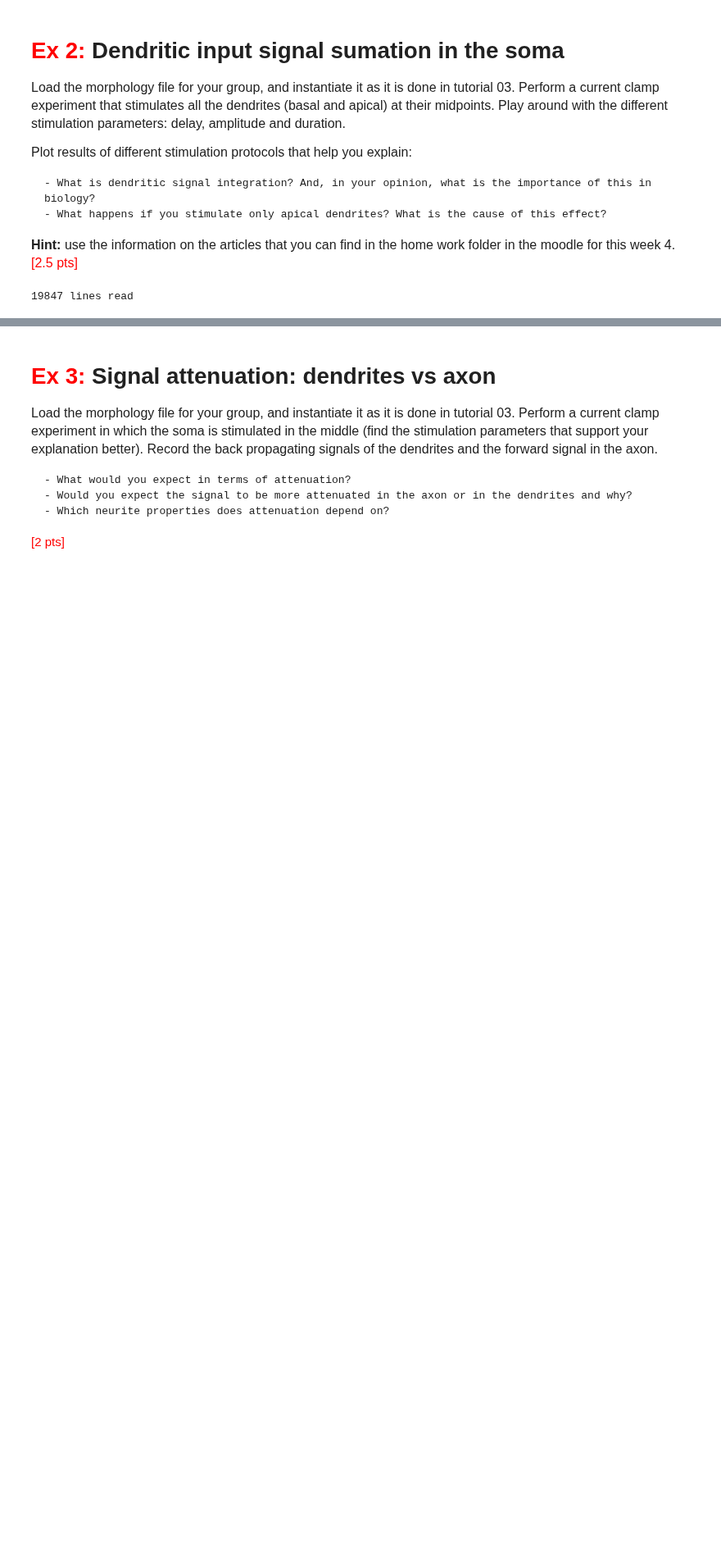
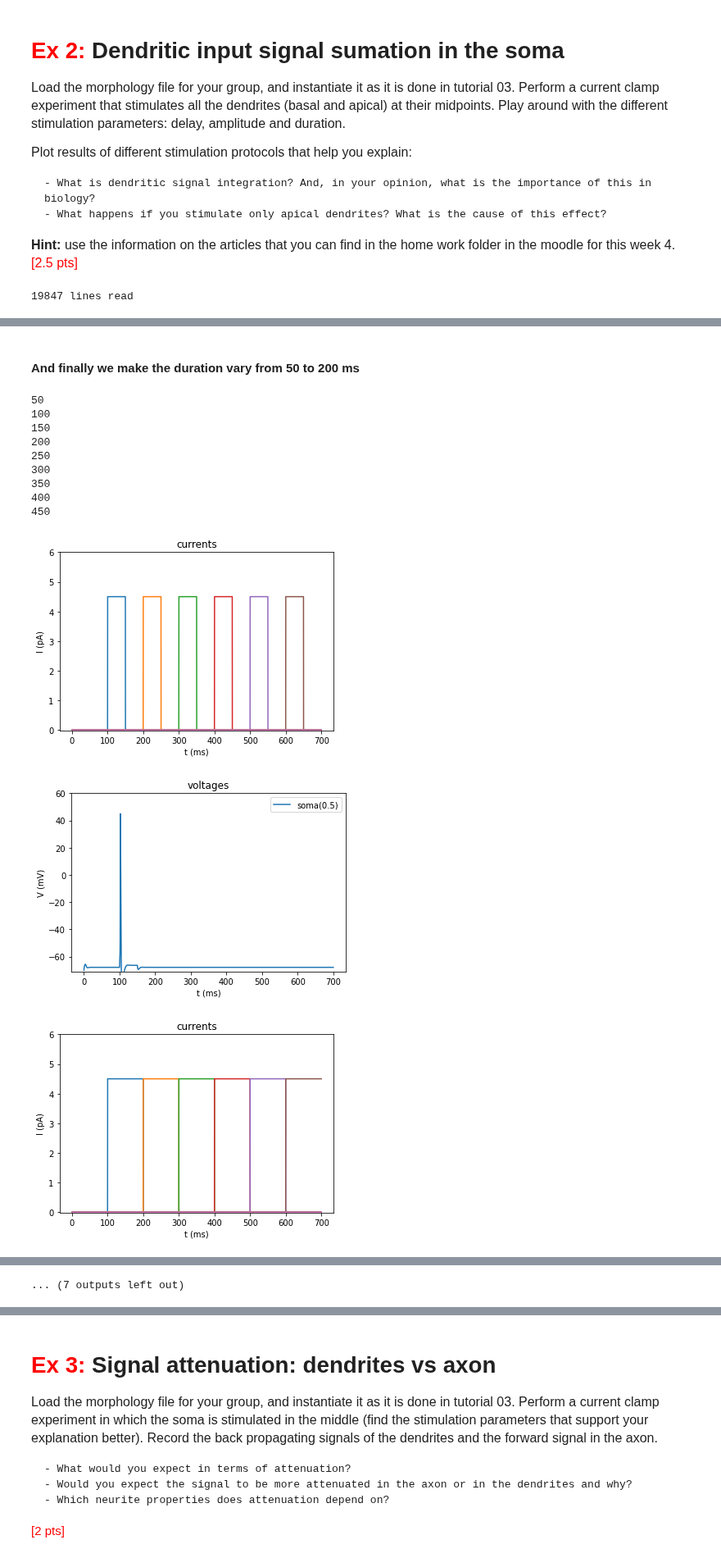
Before and after one commit to AlbrechtAlice/In-Silico-Neuroscience, a Jupyter notebook: Week4_HomeWork.ipynb, the cells around one changed output, grey strips where cells are left out. Shown at 82% size. Drawn from its saved outputs; the diff is of its cells as text; code cells hidden in the pictures; blank space fills up the shorter version.

```diff
--- a/Week4_HomeWork.ipynb
+++ b/Week4_HomeWork.ipynb
@@ -411,0 +578,41 @@ Cell = NEURON()
+# %% [markdown]
+#### And finally we make the duration vary from 50 to 200 ms
+# %%
+dendrite_list = Cell.dendritic + Cell.apical
+durations = np.arange(50, 250, 50, dtype = int)
+
+
+for duration in durations:
+    print(duration)
+
+    reset()
+
+    # Setup stimulations and recordings
+    for idx, dendrites in enumerate(dendrite_list):
+        iclamp(dendrites(0.5), amplitude=4.5, delay=100 + idx * 100, duration=duration)
+    record_voltage(Cell.somatic[0](0.5))
+
+    # Simulate and plot
+    v_init = -70
+    t_stop = 2000
+    tvi_plots(
+        init_run(v_init, t_stop),
+        voltage_records,
+        current_records,
+        vmax=60,
+        imax=6,
+        legendv=False,
+    )
+# %% [output]
+50
+100
+150
+200
+250
+300
+350
+400
+450
+[figure, added]
+[figure, added]
+[figure, added]
@@ -411,0 +627 @@ Cell = NEURON()
+... (7 outputs left out)
```
Also changed, not shown: parts of 14 cells of this notebook, 1 other file.
